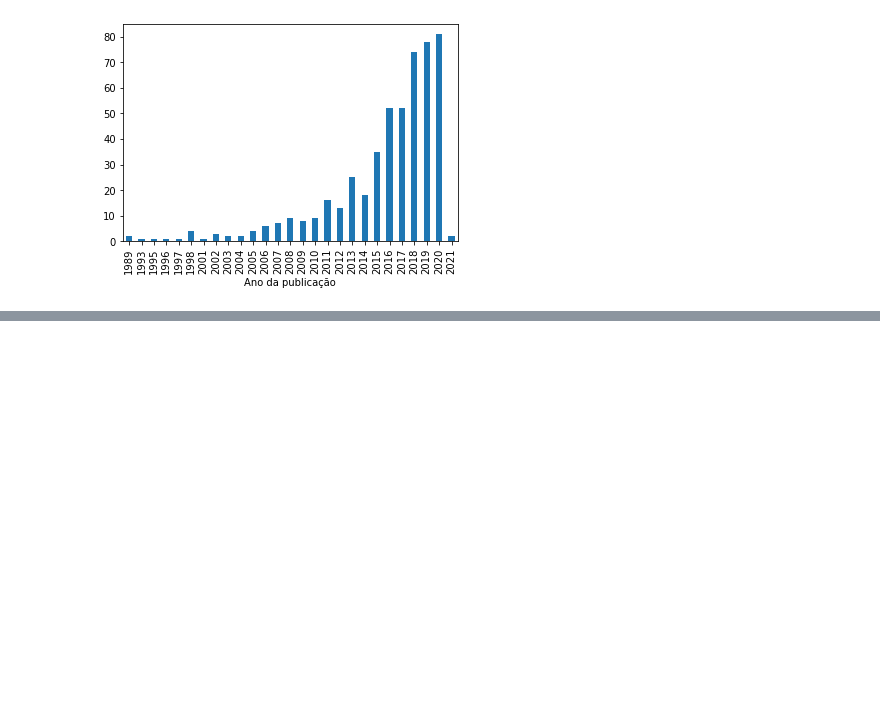
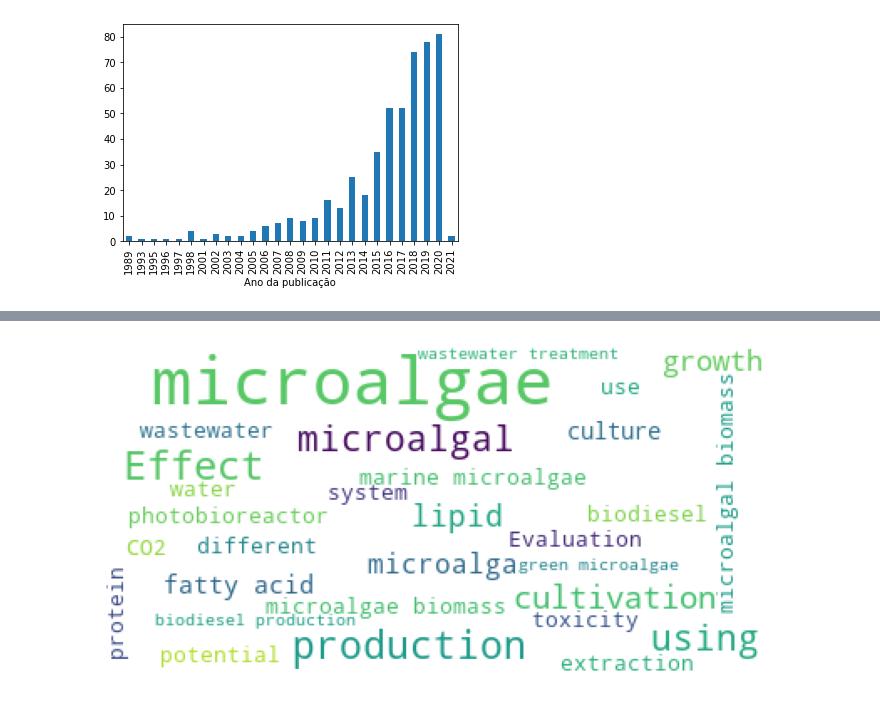
Before and after one commit to azunig/br-microalgal-p1, a Jupyter notebook: code/main_1.ipynb, the cells around one changed output, grey strips where cells are left out. Saved outputs shown, nothing was run; the diff lists cells and outputs as text; code cells hidden in the pictures; blank space fills up the shorter version.

```diff
--- a/code/main_1.ipynb
+++ b/code/main_1.ipynb
@@ -22,0 +109,13 @@ plt.show()
+# %%
+text_snippet_d2 = " ".join(review for review in df_data2['Article Title'].astype(str))
+
+wordcloud_d2 = WordCloud(background_color='white',
+                      stopwords=stopwords,
+                      max_words=30,
+                      max_font_size=40,
+                      random_state=42).generate(str(text_snippet_d2))
+fig = plt.figure(1,figsize=(12,12))
+plt.imshow(wordcloud_d2)
+plt.axis('off');
+# %% [output]
+[figure, added]
```
Also changed, not shown: parts of 45 cells of this notebook, 4 other files.
